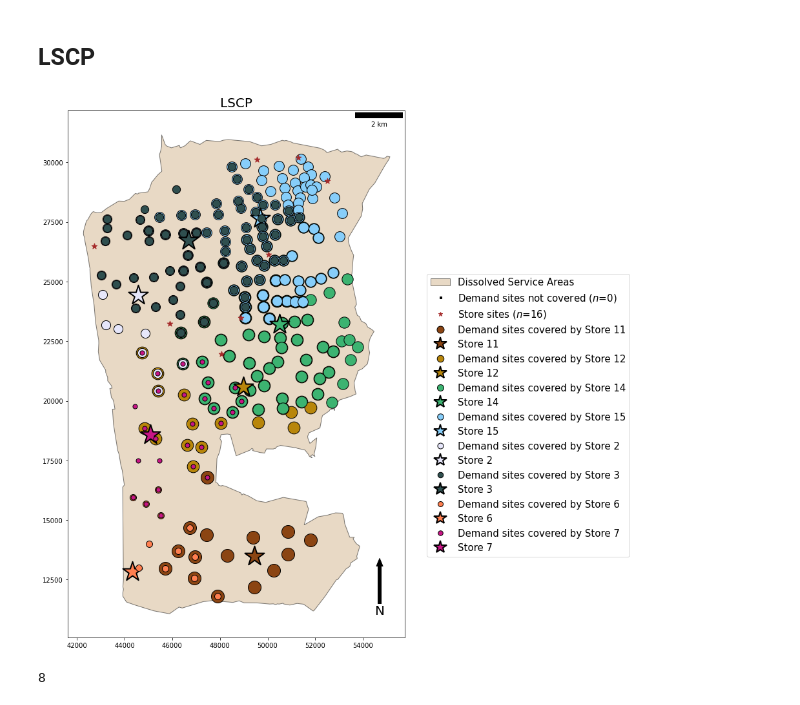
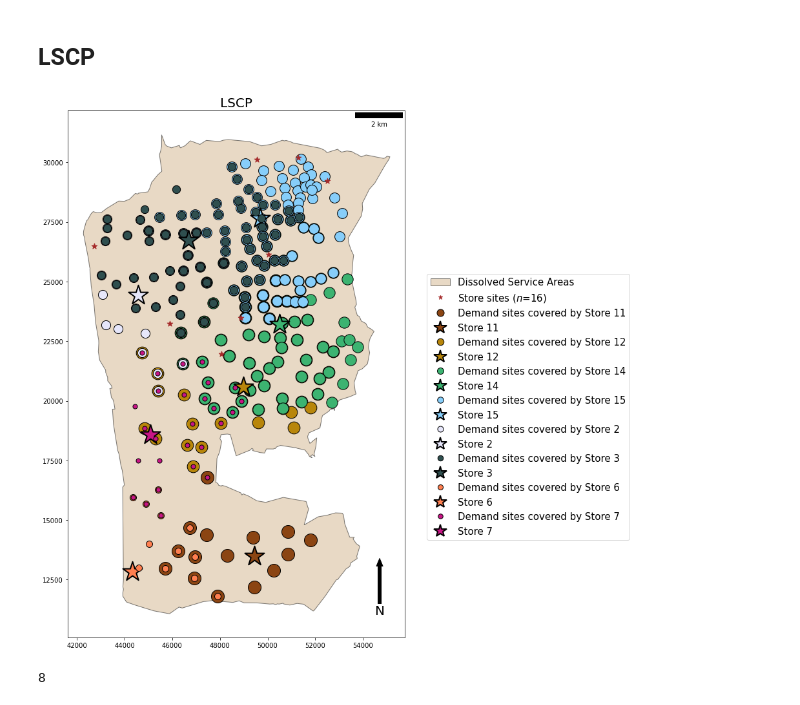
Before and after one commit to pysal/spopt, a Jupyter notebook: notebooks/facloc-real-world.ipynb, the cells around one changed output. Drawn from its saved outputs; the diff is of its cells as text; code cells hidden in the pictures.

Commit message:
fix: errors with plot function in locate notebooks

```diff
--- a/notebooks/facloc-real-world.ipynb
+++ b/notebooks/facloc-real-world.ipynb
@@ -183,6 +187,7 @@ dv_colors = [
 ]
 
 def plot_results(model, facility_points_gdf, demand_points_gdf, facility_count, title, p):
+    uncov_clients_model = [MCLP.__name__]
 
     arr_points = []
     fac_sites = []
@@ -193,8 +198,9 @@ def plot_results(model, facility_points_gdf, demand_points_gdf, facility_count,
             arr_points.append(geom)
             fac_sites.append(i)
 
-    model.uncovered_clients()
-    xcov = model.n_cli_uncov
+    if type(model).__name__ in uncov_clients_model:
+        model.uncovered_clients()
+        xcov = model.n_cli_uncov
 
     fig, ax = plt.subplots(figsize=(10, 15))
     legend_elements = []
@@ -206,18 +212,19 @@ def plot_results(model, facility_points_gdf, demand_points_gdf, facility_count,
     demand_points_gdf.plot(
         ax=ax, fc="k", ec="k", marker="s", markersize=7, zorder=2
     )
-    legend_elements.append(
-        mlines.Line2D(
-            [],
-            [],
-            marker="s",
-            markerfacecolor="k",
-            markeredgecolor="k",
-            ms=3,
-            linewidth=0,
-            label=f"Demand sites not covered ($n$={xcov})"
+    if type(model).__name__ in uncov_clients_model:
+        legend_elements.append(
+            mlines.Line2D(
+                [],
+                [],
+                marker="s",
+                markerfacecolor="k",
+                markeredgecolor="k",
+                ms=3,
+                linewidth=0,
+                label=f"Demand sites not covered ($n$={xcov})"
+            )
         )
-    )
 
     facility_points_gdf.plot(
         ax=ax, fc="brown", marker="*", markersize=80, zorder=8
@@ -298,16 +305,13 @@ for _df in [facility_points_gdf, demand_points_gdf, study_area]:
 # %% [markdown]
 ## LSCP
 # %%
-from spopt.locate.coverage import LSCP
-
 lscp = LSCP.from_cost_matrix(cost_matrix, service_dist)
 
 lscp = lscp.solve(pulp.GLPK(msg=False))
 
-lscp.facility_client_array()
 plot_results(lscp, facility_points_gdf, demand_points_gdf, facility_points_gdf.shape[0], "LSCP", lscp.problem.objective.value())
 # %% [output]
-[figure, old version]
+[figure, new version]
 # %%
 lscp.problem.objective.value()
 # %% [output]
```
Also changed, not shown: parts of 6 cells of this notebook, 6 other files.
